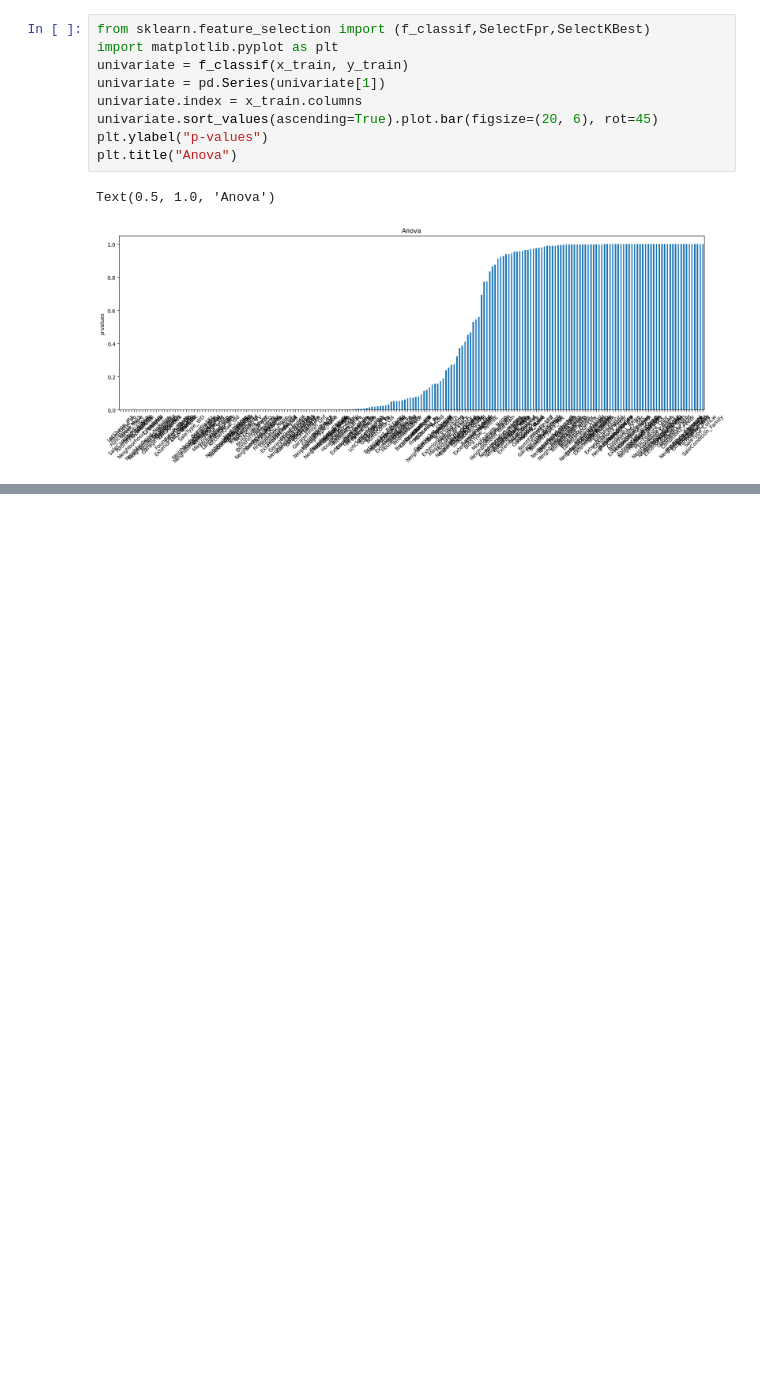
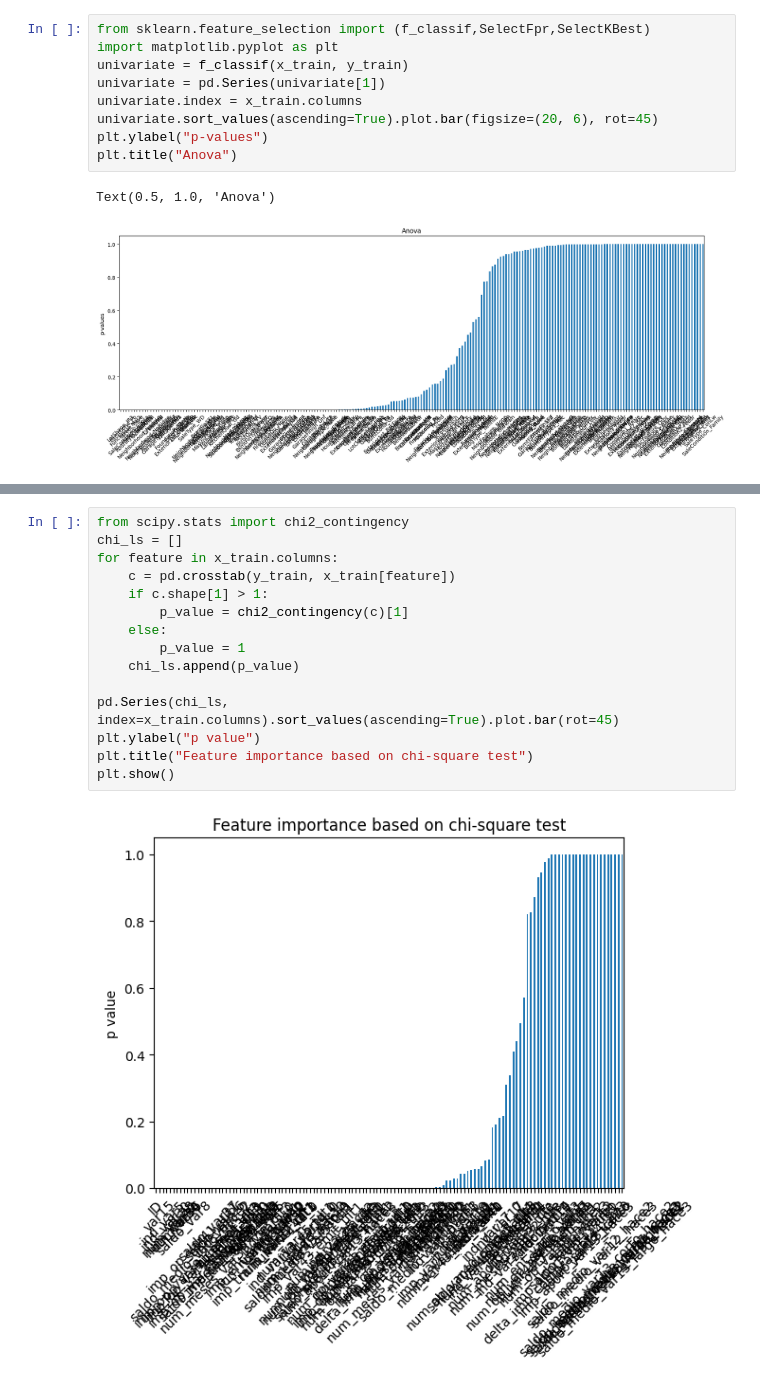
Before and after one commit to Spandana2704/ML, a Jupyter notebook: ML(W3).ipynb, the cells around one changed output, grey strips where cells are left out. Drawn from its saved outputs; the diff is of its cells as text; blank space fills up the shorter version.

```diff
--- a/ML(W3).ipynb
+++ b/ML(W3).ipynb
@@ -378,0 +534,17 @@ Text(0.5, 1.0, 'Anova')
+# %%
+from scipy.stats import chi2_contingency
+chi_ls = []
+for feature in x_train.columns:
+    c = pd.crosstab(y_train, x_train[feature])
+    if c.shape[1] > 1:
+        p_value = chi2_contingency(c)[1]
+    else:
+        p_value = 1
+    chi_ls.append(p_value)
+
+pd.Series(chi_ls, index=x_train.columns).sort_values(ascending=True).plot.bar(rot=45)
+plt.ylabel("p value")
+plt.title("Feature importance based on chi-square test")
+plt.show()
+# %% [output]
+[figure, added]
```
Also changed, not shown: parts of 21 cells of this notebook.
